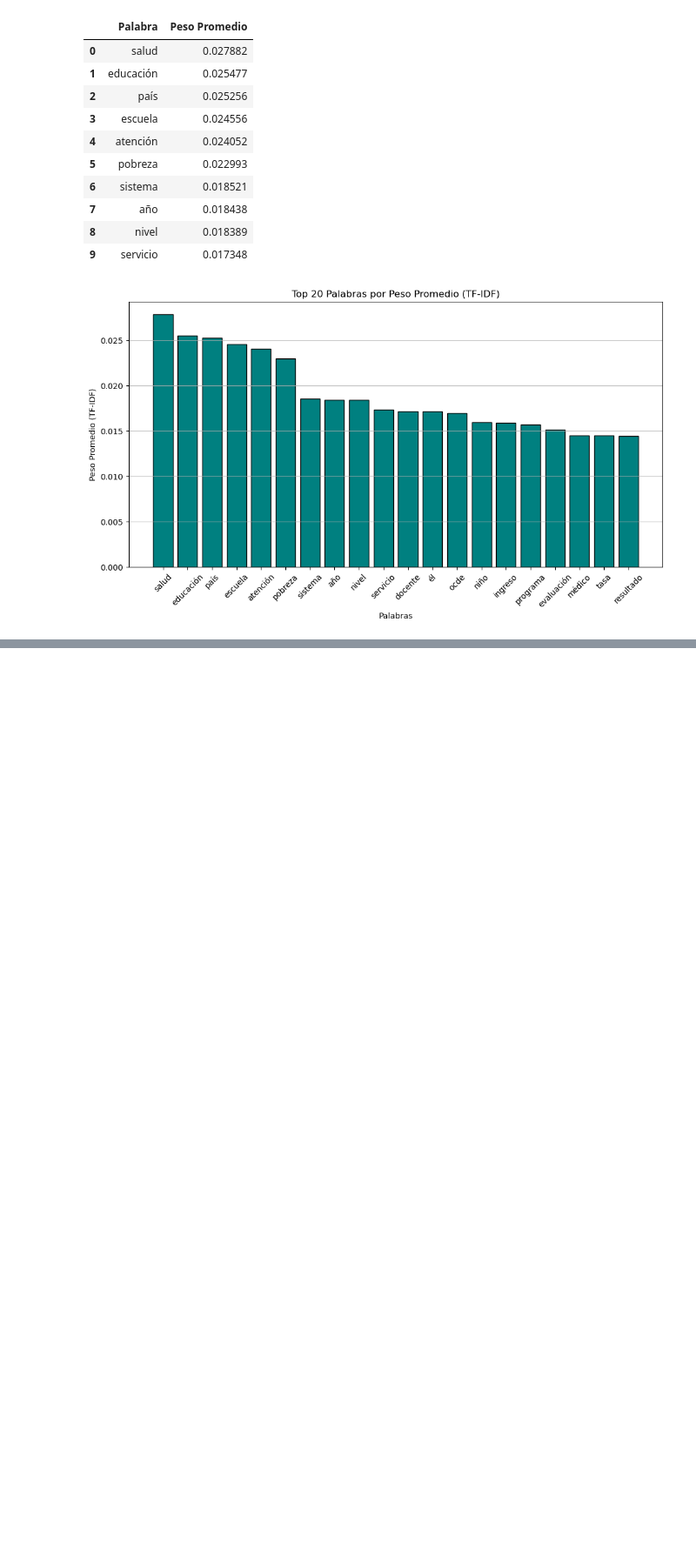
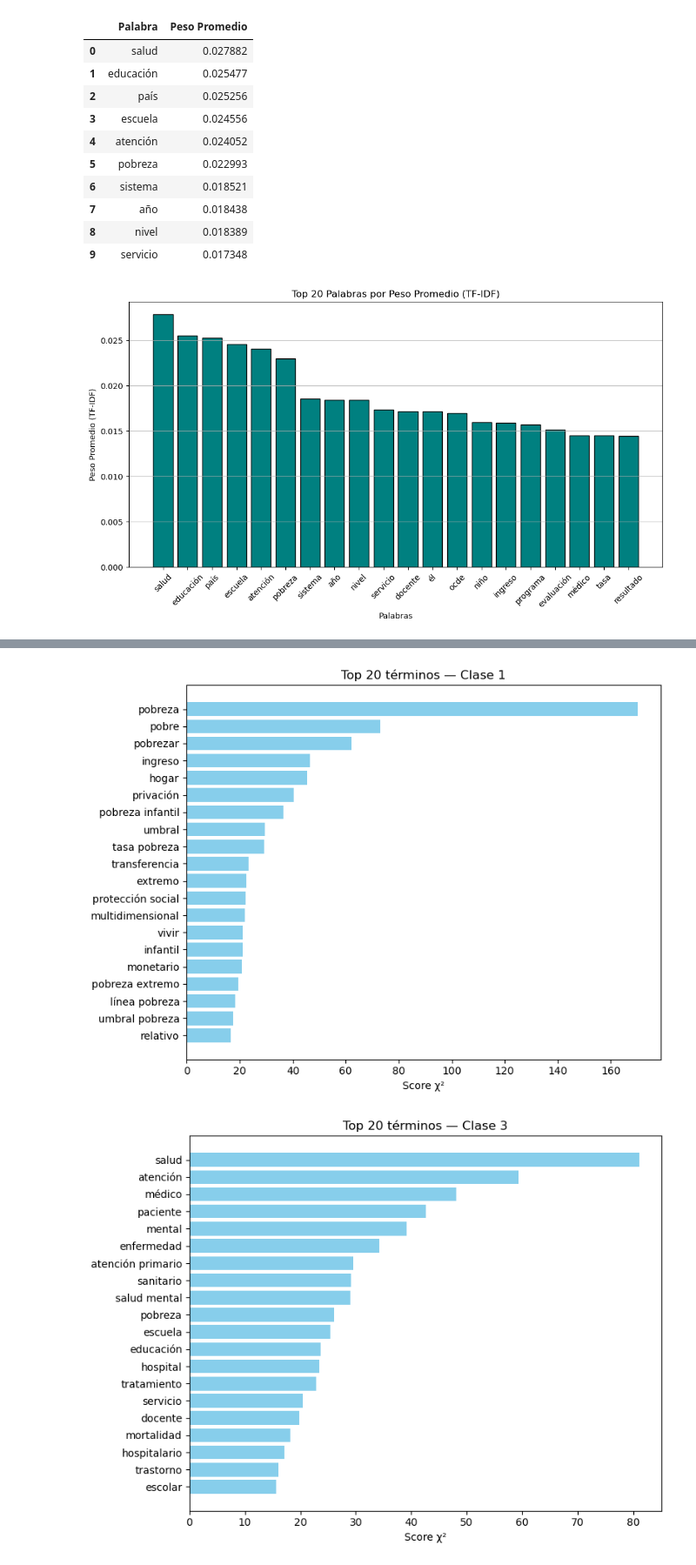
Before and after one commit to Trabajos-BI/Proyecto-1, a Jupyter notebook: Nano.ipynb, the cells around one changed output, grey strips where cells are left out. Shown: that part at 87% size. Cells and saved outputs as stored; diff of their text form; code cells hidden in the pictures; blank space fills up the shorter version.

```diff
--- a/Nano.ipynb
+++ b/Nano.ipynb
@@ -354,0 +471,29 @@ plt.show()
+# %%
+def plotTopTermsChi2(XTrain, yTrain, vectorizer, clases, k=20):
+    featNames = np.array(vectorizer.get_feature_names_out())
+    clases = np.array(list(clases))
+
+    for c in clases:
+        yBin = (yTrain == c).astype(int)
+        scores, _ = chi2(XTrain, yBin)
+
+        orden = np.argsort(scores)[::-1]
+        ordenValid = [idx for idx in orden if np.isfinite(scores[idx])]
+        topIdx = ordenValid[:k]
+
+        topTerms = featNames[topIdx]
+        topScores = scores[topIdx]
+
+        plt.figure(figsize=(8, 6))
+        plt.barh(range(len(topTerms)), topScores, color="skyblue")
+        plt.yticks(range(len(topTerms)), topTerms)
+        plt.gca().invert_yaxis()
+        plt.title(f"Top {k} términos — Clase {c}")
+        plt.xlabel("Score χ²")
+        plt.tight_layout()
+        plt.show()
+
+plotTopTermsChi2(XTrain, yTrain, vectorizer, red.classes_, k=20)
+# %% [output]
+[figure, added]
+[figure, added]
```
Also changed, not shown: parts of 10 cells of this notebook.
